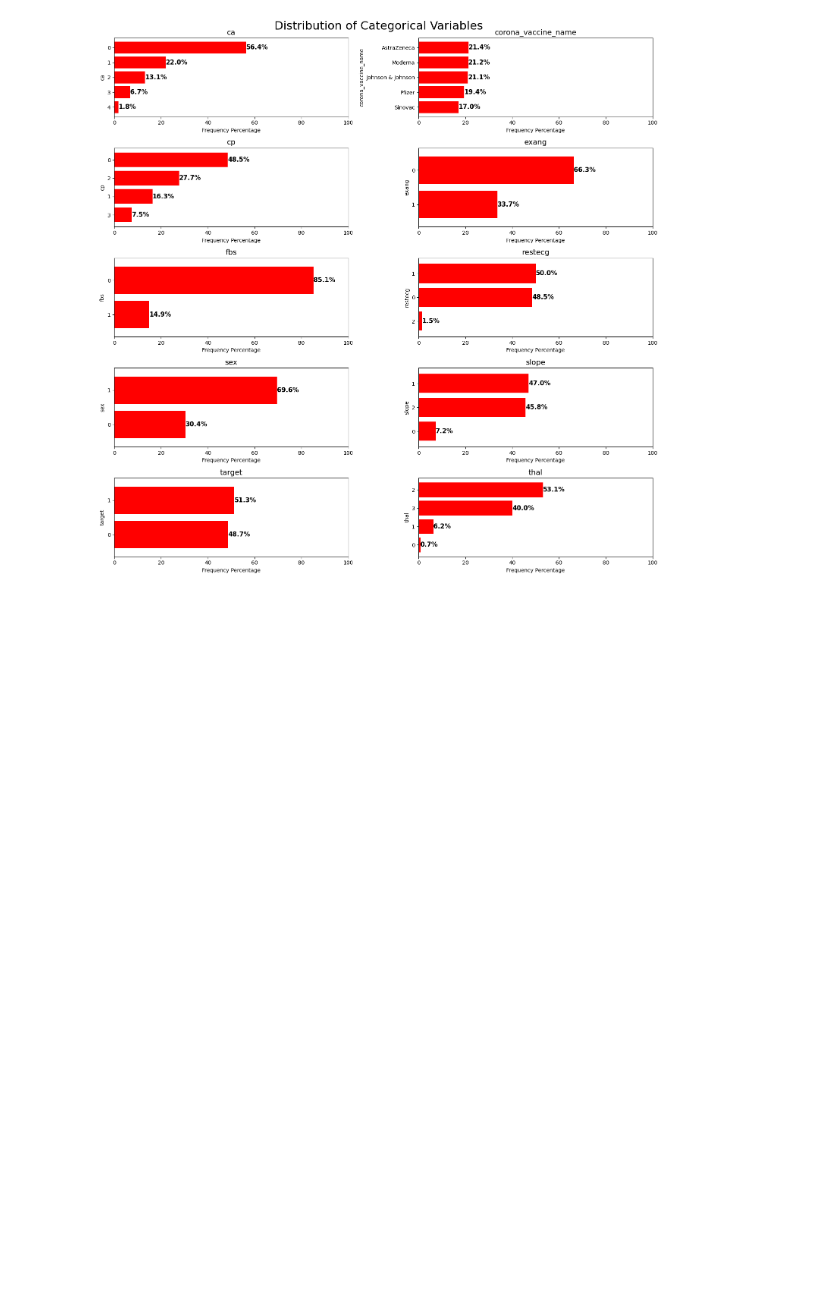
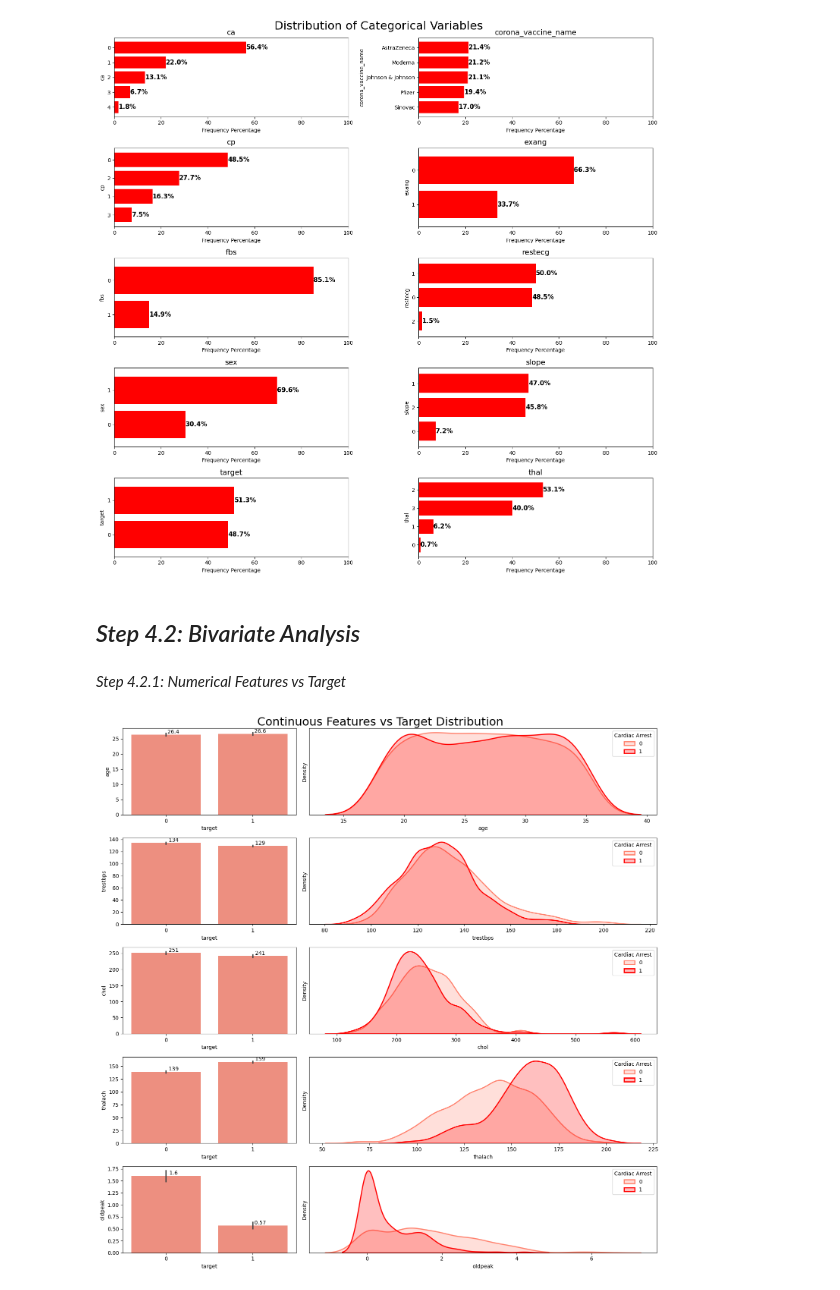
Before and after one commit to Mihishi/sca-supervised-prediction-model, a Jupyter notebook: sudden_cardiac_arrest.ipynb, the cells around one changed output. Drawn from its saved outputs; the diff is of its cells as text; code cells hidden in the pictures; blank space fills up the shorter version.

Commit message:
Bivariate Analysis done

```diff
--- a/sudden_cardiac_arrest.ipynb
+++ b/sudden_cardiac_arrest.ipynb
@@ -235,3 +235,35 @@ plt.subplots_adjust(top=0.95)
 plt.show()
 # %% [output]
 [figure]
+# %% [markdown]
+## *Step 4.2: Bivariate Analysis*
+# %% [markdown]
+*Step 4.2.1: Numerical Features vs Target*
+# %%
+# Set color palette
+sns.set_palette(['#ff826e', 'red'])
+
+# Create the subplots
+fig, ax = plt.subplots(len(continuous_features), 2, figsize=(15,15), gridspec_kw={'width_ratios': [1, 2]})
+
+# Loop through each continuous feature to create barplots and kde plots
+for i, col in enumerate(continuous_features):
+    # Barplot showing the mean value of the feature for each target category
+    graph = sns.barplot(data=sca_df, x="target", y=col, ax=ax[i,0])
+
+    # KDE plot showing the distribution of the feature for each target category
+    sns.kdeplot(data=sca_df[sca_df["target"]==0], x=col, fill=True, linewidth=2, ax=ax[i,1], label='0')
+    sns.kdeplot(data=sca_df[sca_df["target"]==1], x=col, fill=True, linewidth=2, ax=ax[i,1], label='1')
+    ax[i,1].set_yticks([])
+    ax[i,1].legend(title='Cardiac Arrest', loc='upper right')
+
+    # Add mean values to the barplot
+    for cont in graph.containers:
+        graph.bar_label(cont, fmt='         %.3g')
+
+# Set the title for the entire figure
+plt.suptitle('Continuous Features vs Target Distribution', fontsize=22)
+plt.tight_layout()
+plt.show()
+# %% [output]
+[figure, added]
```
Also changed, not shown: parts of 3 cells of this notebook.
